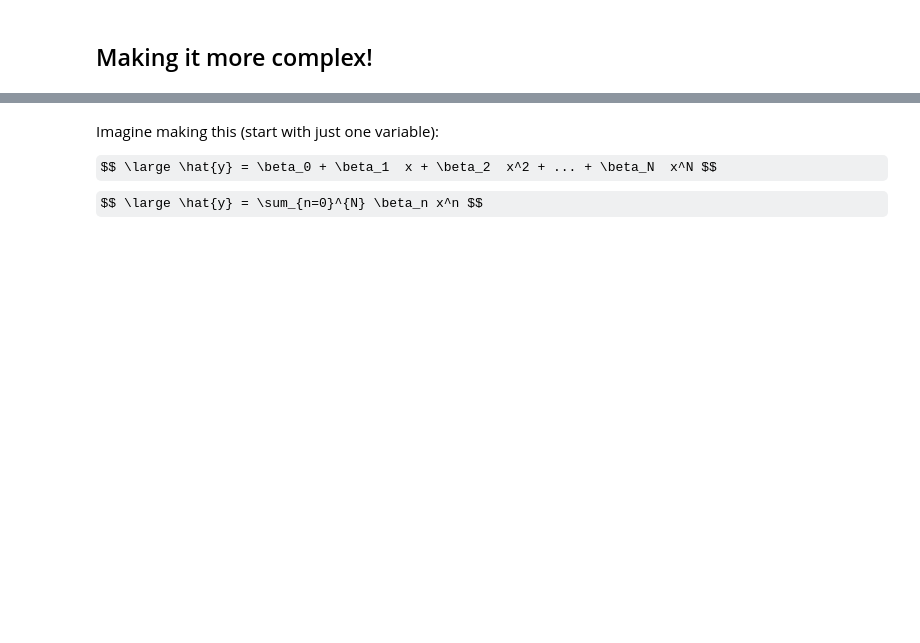
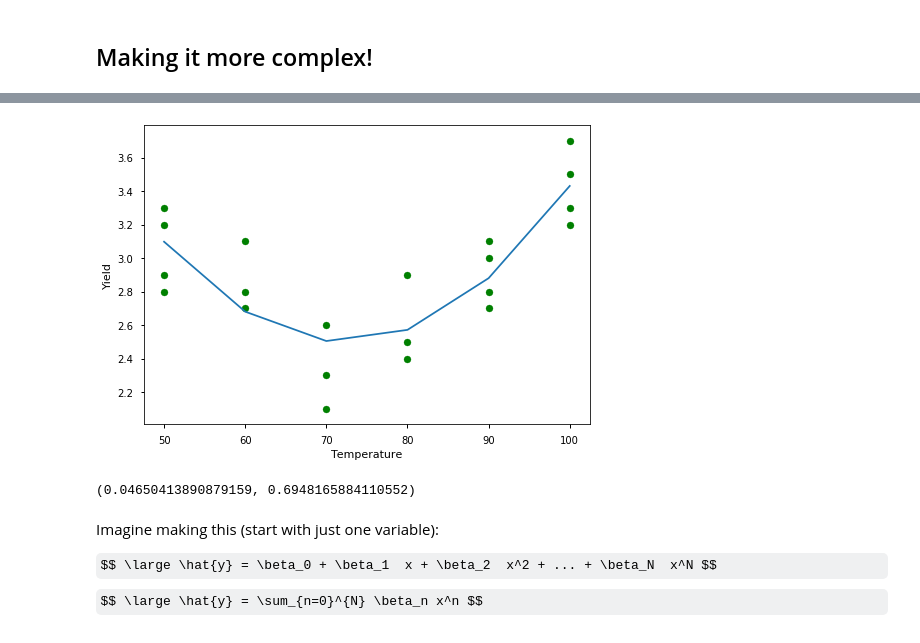
Before and after one commit to jirvingphd/fsds_pt_100719_cohort_notes, a Jupyter notebook: Sect_20_v2.1_ExtensionsToLinearModels_SG.ipynb, the cells around one changed output, grey strips where cells are left out. Saved outputs shown, nothing was run; the diff lists cells and outputs as text; code cells hidden in the pictures; some formulas as TeX source; blank space fills up the shorter version.

```diff
--- a/Sect_20_v2.1_ExtensionsToLinearModels_SG.ipynb
+++ b/Sect_20_v2.1_ExtensionsToLinearModels_SG.ipynb
@@ -169,0 +192,3 @@ $$ \large \hat{y} = \sum_{n=0}^{N} w_n x_n $$
+# %%
+X['Temp_sq'] = X['Temp']**2
+X.head()
@@ -169,0 +203,12 @@ $$ \large \hat{y} = \sum_{n=0}^{N} w_n x_n $$
+# %%
+reg_q = LinearRegression().fit(X, y)
+plt.scatter(X['Temp'], y, color='green')
+plt.plot(X['Temp'], reg_q.predict(X))
+plt.xlabel('Temperature')
+plt.ylabel('Yield');
+# %% [output]
+[figure, added]
+# %%
+mean_squared_error(y, reg_q.predict(X)),r2_score(y, reg_q.predict(X))
+# %% [output]
+(0.04650413890879159, 0.6948165884110552)
```
Also changed, not shown: parts of 26 cells of this notebook.
